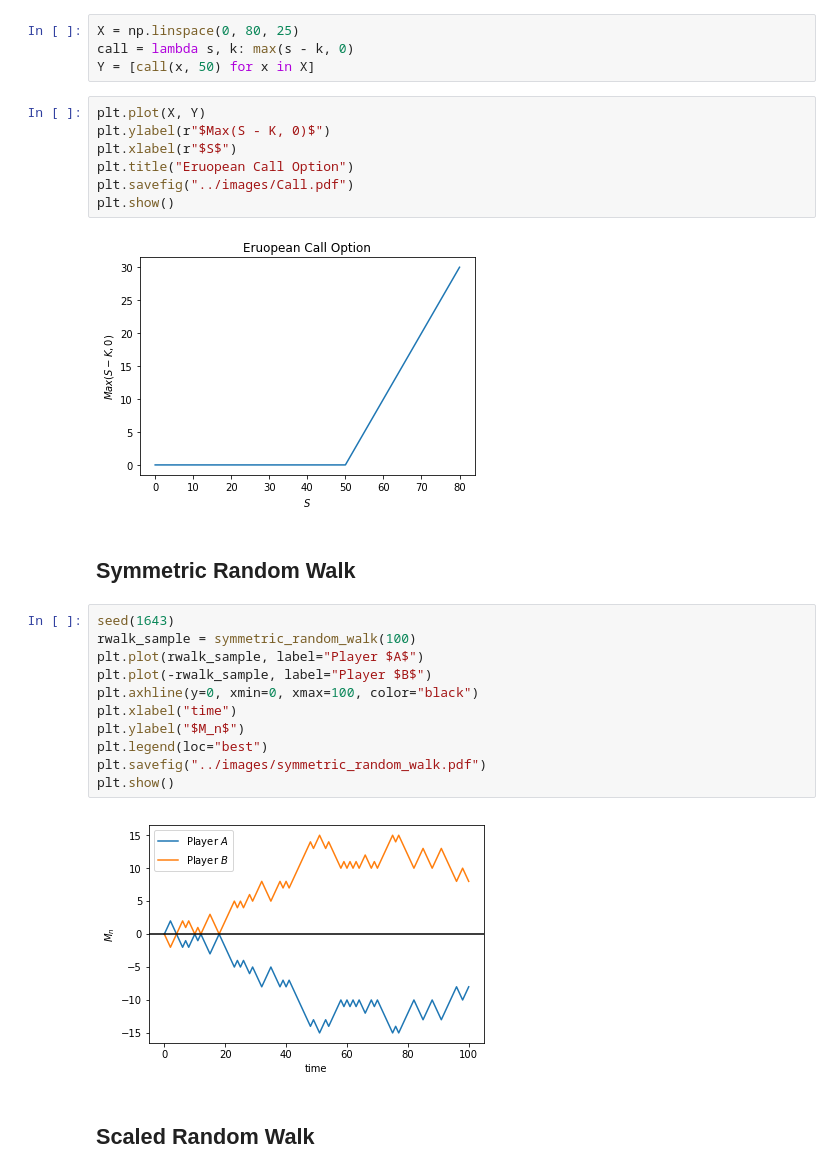
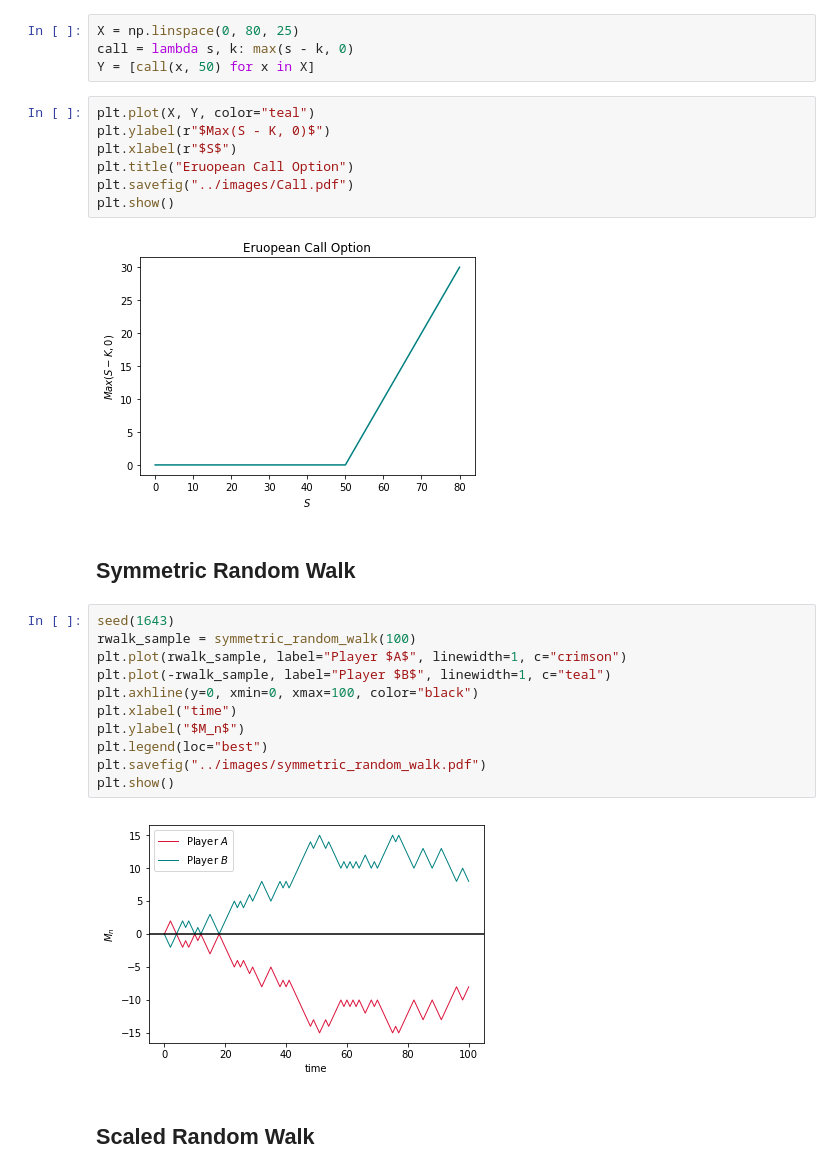
Before and after one commit to gerdm/TGMAFFIRO, a Jupyter notebook: notebooks/graphics.ipynb, the cells around one changed output. Saved outputs shown, nothing was run; the diff lists cells and outputs as text.

Commit message:
edit chapter 2 and 3; edit color on graphs

```diff
--- a/notebooks/graphics.ipynb
+++ b/notebooks/graphics.ipynb
@@ -15,29 +15,29 @@ X = np.linspace(0, 80, 25)
 call = lambda s, k: max(s - k, 0)
 Y = [call(x, 50) for x in X]
 # %%
-plt.plot(X, Y)
+plt.plot(X, Y, color="teal")
 plt.ylabel(r"$Max(S - K, 0)$")
 plt.xlabel(r"$S$")
 plt.title("Eruopean Call Option")
 plt.savefig("../images/Call.pdf")
 plt.show()
 # %% [output]
-[figure, old version]
+[figure, new version]
 # %% [markdown]
 ## Symmetric Random Walk
 # %%
 seed(1643)
 rwalk_sample = symmetric_random_walk(100)
-plt.plot(rwalk_sample, label="Player $A$")
-plt.plot(-rwalk_sample, label="Player $B$")
+plt.plot(rwalk_sample, label="Player $A$", linewidth=1, c="crimson")
+plt.plot(-rwalk_sample, label="Player $B$", linewidth=1, c="teal")
 plt.axhline(y=0, xmin=0, xmax=100, color="black")
 plt.xlabel("time")
 plt.ylabel("$M_n$")
 plt.legend(loc="best")
 plt.savefig("../images/symmetric_random_walk.pdf")
 plt.show()
 # %% [output]
-[figure, old version]
+[figure, new version]
 # %% [markdown]
 ## Scaled Random Walk
 # %%
```
Also changed, not shown: parts of 1 cell of this notebook, 2 other files.
